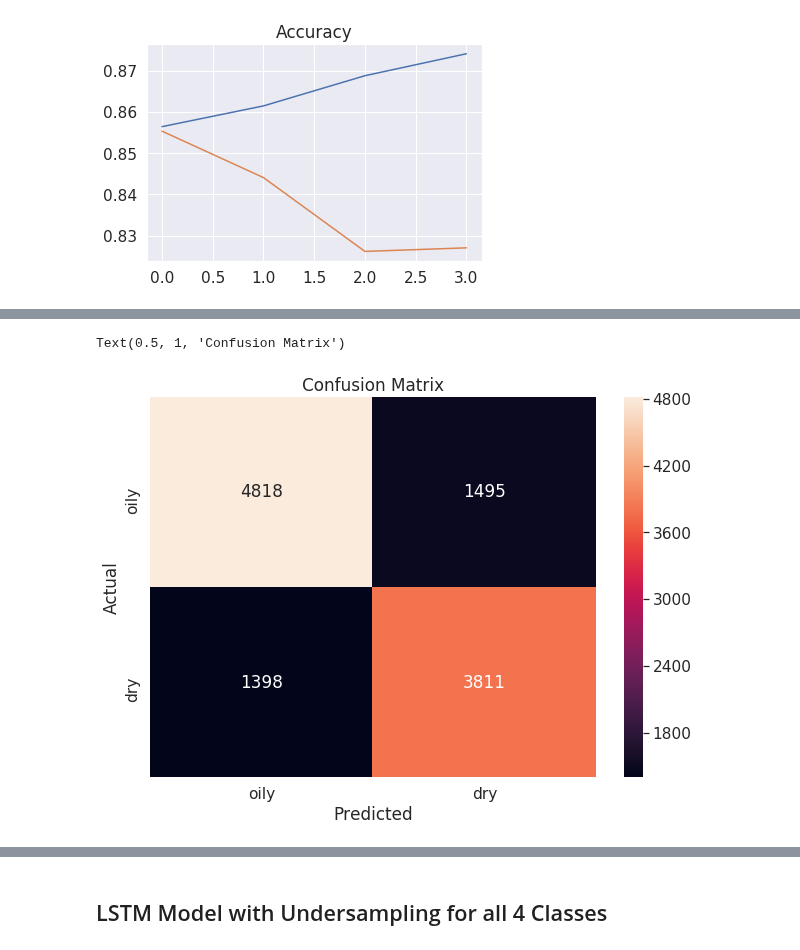
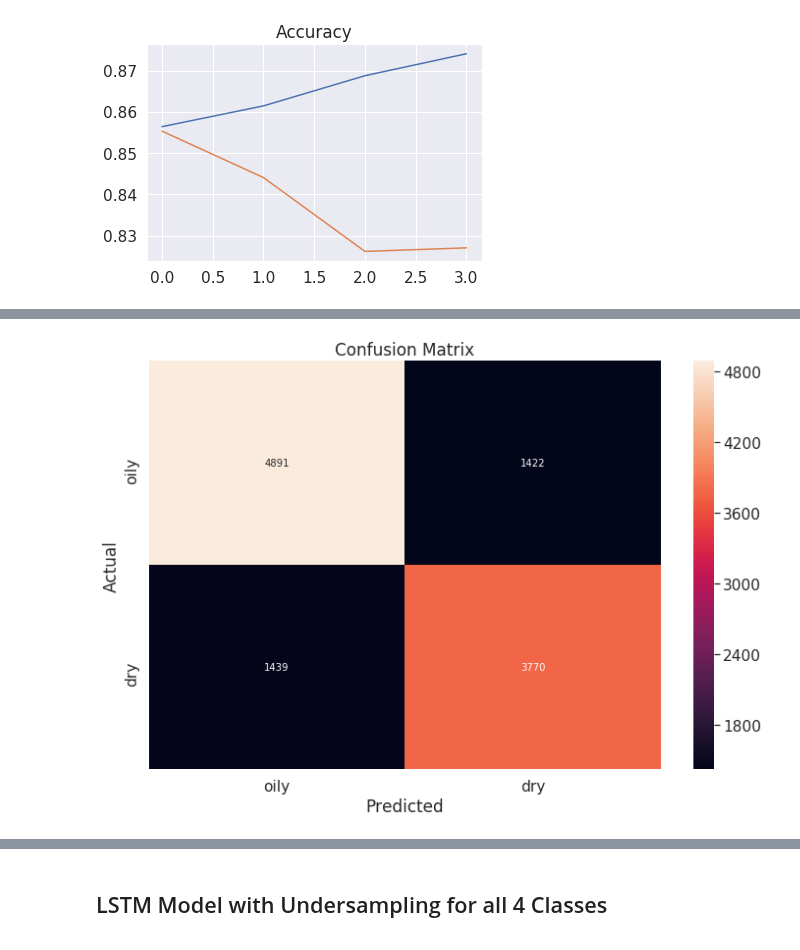
Before and after one commit to nicleong27/Beauty_Reviews, a Jupyter notebook: LSTM_Model.ipynb, the cells around one changed output, grey strips where cells are left out. Drawn from its saved outputs; the diff is of its cells as text; code cells hidden in the pictures.

```diff
--- a/LSTM_Model.ipynb
+++ b/LSTM_Model.ipynb
@@ -273,7 +271,6 @@ _________________________________________________________________
 None
 # %%
 # fit LSTM model2
-# tried epochs: 3, batch size=32 (acc=75%)
-history = model.fit(X_train, y_train, batch_size=32, epochs=10, verbose=1, validation_data=(X_test, y_test))
+history = model.fit(X_train, y_train, batch_size=32, epochs=3, verbose=1, validation_data=(X_test, y_test))
 # %% [output]
 Train on 34563 samples, validate on 11522 samples
@@ -288,19 +290,22 @@ Accuracy:  74.89151358604431
 # %%
-# covert predicted values from probabilities to labels
+# convert predicted values from probabilities to labels
 y_pred_labels = (y_pred > 0.5).astype(np.int)
 
 cm = confusion_matrix(y_test, y_pred_labels)
 # flip confusion matrix, so that confusion matrix is properly ordered
 cm_flip = np.flip(cm, 0)
 cm_flip = np.flip(cm_flip, 1)
 df_cm = pd.DataFrame(cm_flip, index=('oily', 'dry'), columns=('oily', 'dry'))
 
 fig, ax = plt.subplots(figsize=(10,7))
 sns.heatmap(df_cm, annot=True, fmt='g')
+
 ax.set_xlabel('Predicted')
 ax.set_ylabel('Actual')
 ax.set_title('Confusion Matrix')
+
+plt.tight_layout()
+plt.savefig('imgs/Model2_cm.png')
 # %% [output]
-Text(0.5, 1, 'Confusion Matrix')
-[figure, old version]
+[figure, new version]
 # %%
```
Also changed, not shown: parts of 15 cells of this notebook.
